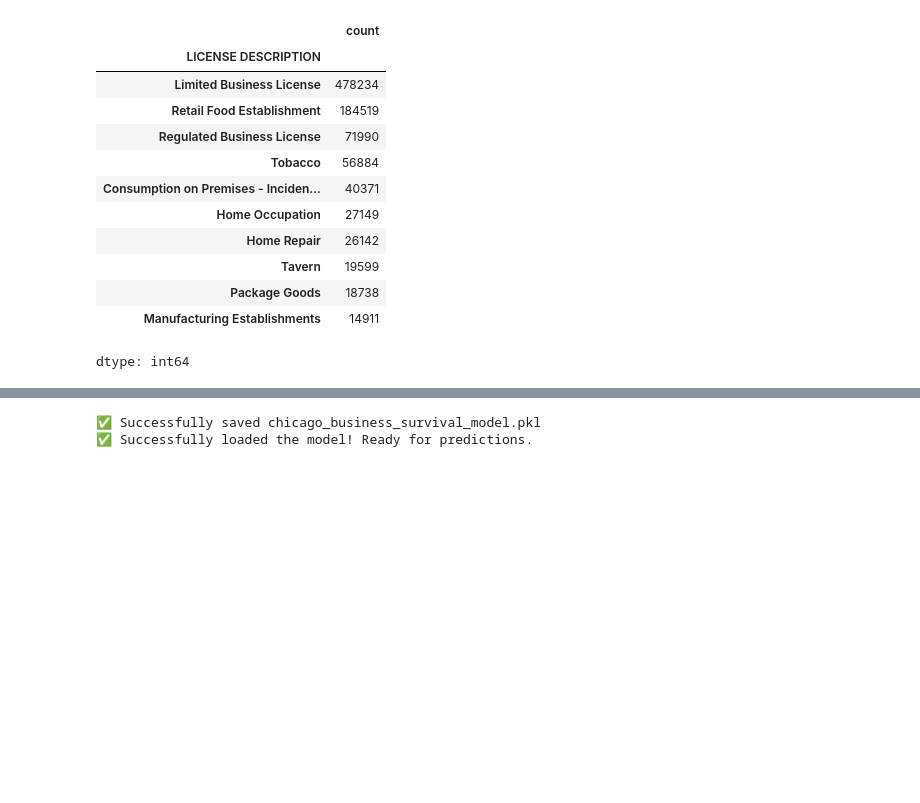
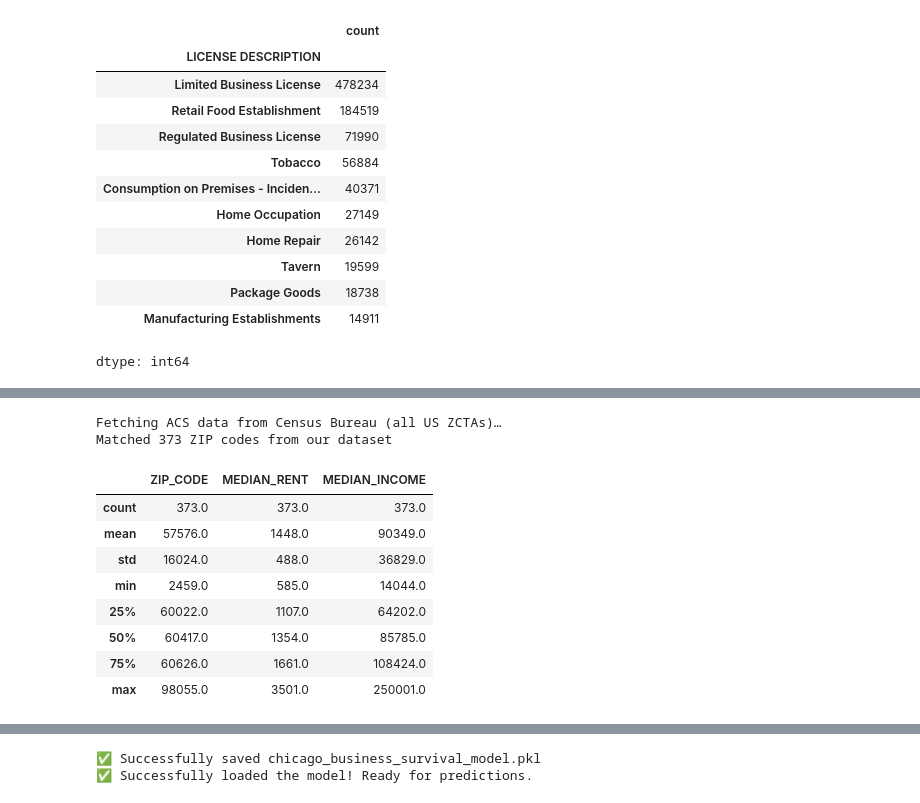
Before and after one commit to Stay332/Chicago-Bussiness-Longevity, a Jupyter notebook: data project - milestone 2-1.ipynb, the cells around one changed output, grey strips where cells are left out. Cells and saved outputs as stored; diff of their text form; code cells hidden in the pictures; blank space fills up the shorter version.

```diff
--- a/data project - milestone 2-1.ipynb
+++ b/data project - milestone 2-1.ipynb
@@ -198,0 +131,52 @@ plt.show()
+# %%
+import requests
+
+# ── Fetch 2022 ACS 5-year estimates for all US ZCTAs, then filter ──────────
+# B25064_001E : Median Gross Rent ($/month)     → proxy for local rent level
+# B19013_001E : Median Household Income ($/yr)  → proxy for resident spending power
+#
+# NOTE: The Census API does NOT support &in=state:XX for ZCTAs because ZIP codes
+# cross state boundaries. We fetch all ~33k ZCTAs nationally and filter below.
+ACS_URL = (
+    "https://api.census.gov/data/2022/acs/acs5"
+    "?get=B25064_001E,B19013_001E"
+    "&for=zip%20code%20tabulation%20area:*"
+)
+
+print("Fetching ACS data from Census Bureau (all US ZCTAs)…")
+resp = requests.get(ACS_URL, timeout=60)
+resp.raise_for_status()
+
+header, *rows = resp.json()
+acs_df = pd.DataFrame(rows, columns=header).rename(columns={
+    "B25064_001E":              "MEDIAN_RENT",
+    "B19013_001E":              "MEDIAN_INCOME",
+    "zip code tabulation area": "ZIP_CODE",
+})
+
+acs_df["ZIP_CODE"]      = acs_df["ZIP_CODE"].astype(int)
+acs_df["MEDIAN_RENT"]   = pd.to_numeric(acs_df["MEDIAN_RENT"],   errors="coerce")
+acs_df["MEDIAN_INCOME"] = pd.to_numeric(acs_df["MEDIAN_INCOME"], errors="coerce")
+
+# Census uses large negative sentinels (-666666666, -999999999) for "not available"
+acs_df.loc[acs_df["MEDIAN_RENT"]   < 0, "MEDIAN_RENT"]   = None
+acs_df.loc[acs_df["MEDIAN_INCOME"] < 0, "MEDIAN_INCOME"] = None
+
+# Keep only ZIPs that appear in our dataset
+chicago_zips = set(df_merged["ZIP_CODE"].unique())
+acs_df = acs_df[acs_df["ZIP_CODE"].isin(chicago_zips)][["ZIP_CODE", "MEDIAN_RENT", "MEDIAN_INCOME"]]
+
+print(f"Matched {len(acs_df):,} ZIP codes from our dataset")
+acs_df.describe().round(0)
+# %% [output]
+Fetching ACS data from Census Bureau (all US ZCTAs)…
+Matched 373 ZIP codes from our dataset
+|  | ZIP_CODE | MEDIAN_RENT | MEDIAN_INCOME |
+| count | 373.0 | 373.0 | 373.0 |
+| mean | 57576.0 | 1448.0 | 90349.0 |
+| std | 16024.0 | 488.0 | 36829.0 |
+| min | 2459.0 | 585.0 | 14044.0 |
+| 25% | 60022.0 | 1107.0 | 64202.0 |
+| 50% | 60417.0 | 1354.0 | 85785.0 |
+| 75% | 60626.0 | 1661.0 | 108424.0 |
+| max | 98055.0 | 3501.0 | 250001.0 |
```
Also changed, not shown: parts of 15 cells of this notebook, 6 other files.
